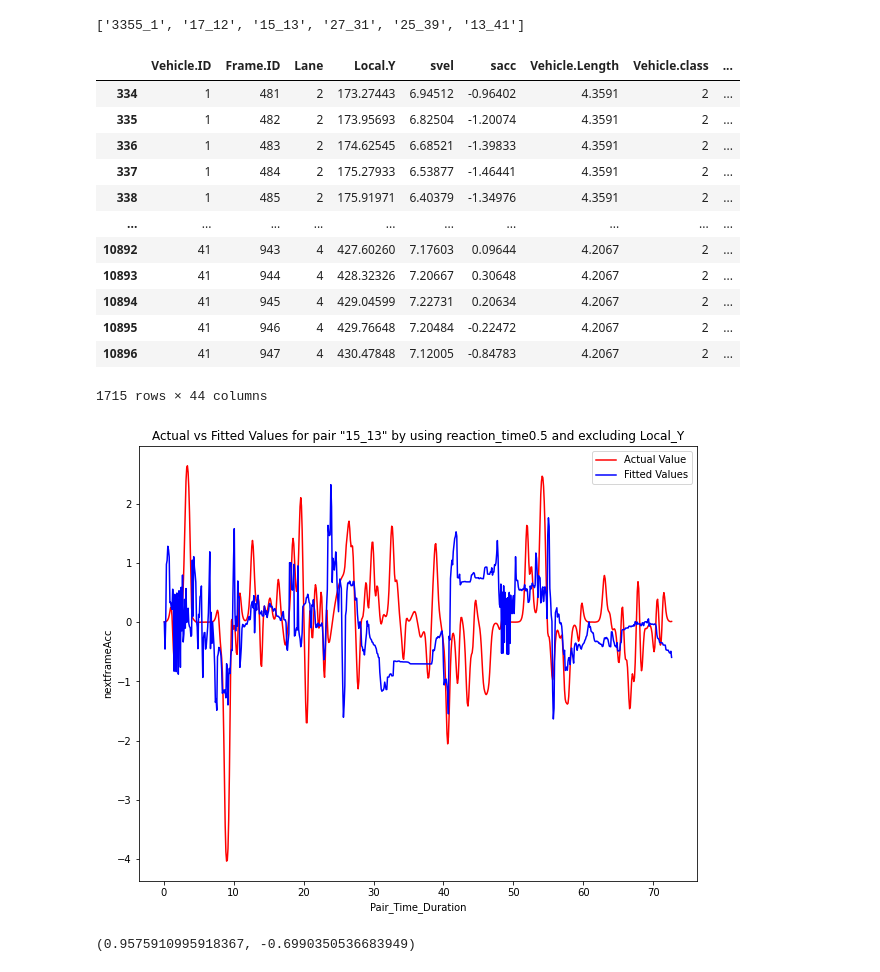
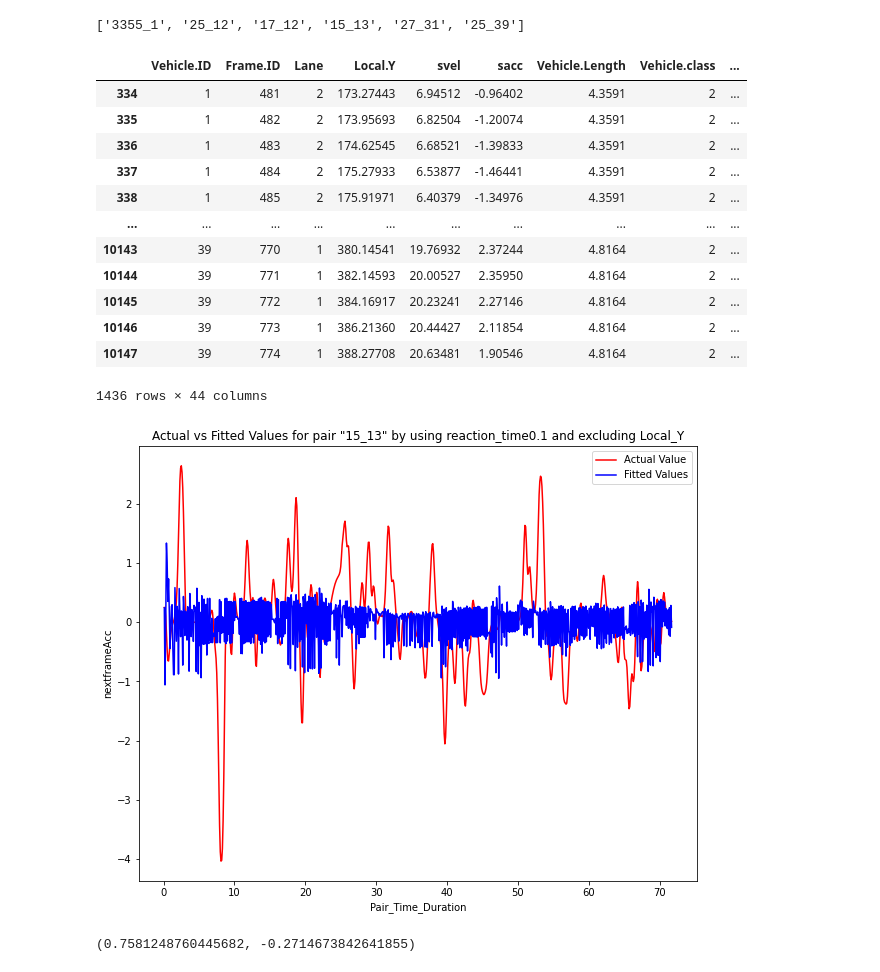
Before and after one commit to VineetDhamija/DataDrivenCarFollowing, a Jupyter notebook: datadrivencarfollowing-v1/src/clean/classNC2.11 copy.ipynb, the cells around one changed output. Cells and saved outputs as stored; diff of their text form; code cells hidden in the pictures.

```diff
--- a/datadrivencarfollowing-v1/src/clean/classNC2.11 copy.ipynb
+++ b/datadrivencarfollowing-v1/src/clean/classNC2.11 copy.ipynb
@@ -105,9 +105,9 @@ class model():
     #         ########
     #         #print(j)
     #         ########
-                vel[j] = vel[j-1]+(pred_acc[j]*0.1)
+                vel[j] = vel[j-1]+(pred_acc[j]*1)
                 dv[j] = vel[j] - Q.iloc[j]['PrecVehVel']
-                spacing[j] = spacing[j-1]+((vel[j-1]*0.1)+ (0.5*pred_acc[j]*pow(0.1,2)))
+                spacing[j] = spacing[j-1]+((vel[j-1]*1)+ (0.5*pred_acc[j]*pow(1,2)))
     #         ########
     #         ## localy: s = ut + 0.5*a*t^2
     #         ########
@@ -136,7 +136,7 @@ class model():
 df = pyreadr.read_r('I80_1st15minutes_complete.rds')
 df= df[None]
 df["LF_pairs"] = df["Preceding.Vehicle.ID"].astype(str)+ "_"+ df["Vehicle.ID"].astype(str)
-df = model.reactiontime(1, df)
+df = model.reactiontime(10, df)
 df['Pair_Time_Duration']=(df.groupby(['LF_pairs'],as_index=False).cumcount()*0.1) +0.1
 # %%
 df = df[df["PrecVehClass"].notna()]
@@ -157,8 +157,7 @@ df = df[df["nextframeposition"].notna()]
 
 df = df[df["nextframesvel"].notna()]
 # %%
-mypairs = model.createTrainPairs(df)
-#converting the total dataset to 70/30% pair for train and test.
+  and test.
 train = df[df['LF_pairs'].isin(mypairs)]
 test = df[~df['LF_pairs'].isin(mypairs)]
 
@@ -170,7 +169,7 @@ print(b)
 target_variable = 'nextframeAcc'
 F = model.prediction(test, b, target_variable, rf)
 # %% [output]
-['3355_1', '17_12', '15_13', '27_31', '25_39', '13_41']
+['3355_1', '25_12', '17_12', '15_13', '27_31', '25_39']
 # %%
 F
 # %% [output]
@@ -181,9 +180,9 @@ F
 | 337 | 1 | 484 | 2 | 175.27933 | 6.53877 | -1.46441 | 4.3591 | 2 | ... |
 | 338 | 1 | 485 | 2 | 175.91971 | 6.40379 | -1.34976 | 4.3591 | 2 | ... |
 | ... | ... | ... | ... | ... | ... | ... | ... | ... | ... |
-| 10892 | 41 | 943 | 4 | 427.60260 | 7.17603 | 0.09644 | 4.2067 | 2 | ... |
-| 10893 | 41 | 944 | 4 | 428.32326 | 7.20667 | 0.30648 | 4.2067 | 2 | ... |
-| 10894 | 41 | 945 | 4 | 429.04599 | 7.22731 | 0.20634 | 4.2067 | 2 | ... |
-| 10895 | 41 | 946 | 4 | 429.76648 | 7.20484 | -0.22472 | 4.2067 | 2 | ... |
-| 10896 | 41 | 947 | 4 | 430.47848 | 7.12005 | -0.84783 | 4.2067 | 2 | ... |
+| 10143 | 39 | 770 | 1 | 380.14541 | 19.76932 | 2.37244 | 4.8164 | 2 | ... |
+| 10144 | 39 | 771 | 1 | 382.14593 | 20.00527 | 2.35950 | 4.8164 | 2 | ... |
+| 10145 | 39 | 772 | 1 | 384.16917 | 20.23241 | 2.27146 | 4.8164 | 2 | ... |
+| 10146 | 39 | 773 | 1 | 386.21360 | 20.44427 | 2.11854 | 4.8164 | 2 | ... |
+| 10147 | 39 | 774 | 1 | 388.27708 | 20.63481 | 1.90546 | 4.8164 | 2 | ... |
-1715 rows × 44 columns
+1436 rows × 44 columns
@@ -194,21 +191,21 @@ F1 = F[F["LF_pairs"] == "15_13"]
 # %%
 #nextframeAcc
 import seaborn as sns
 plt.figure(figsize=(10, 8))
 
 
 ax = sns.lineplot(x=F1["Pair_Time_Duration"], y = F1["nextframeAcc"], color="r", label="Actual Value")
 sns.lineplot(x=F1["Pair_Time_Duration"], y =F1["pacc"],  color="b", label="Fitted Values" )
 
 
-plt.title('Actual vs Fitted Values for pair "15_13" by using reaction_time0.5 and excluding Local_Y')
+plt.title('Actual vs Fitted Values for pair "15_13" by using reaction_time0.1 and excluding Local_Y')
 
 
 plt.show()
 plt.close()
 # %% [output]
-[figure, old version]
+[figure, new version]
 # %%
 model.accuracy(F)
 # %% [output]
-(0.9575910995918367, -0.6990350536683949)
+(0.7581248760445682, -0.2714673842641855)
```
Also changed, not shown: parts of 2 cells of this notebook, 4 other files.
